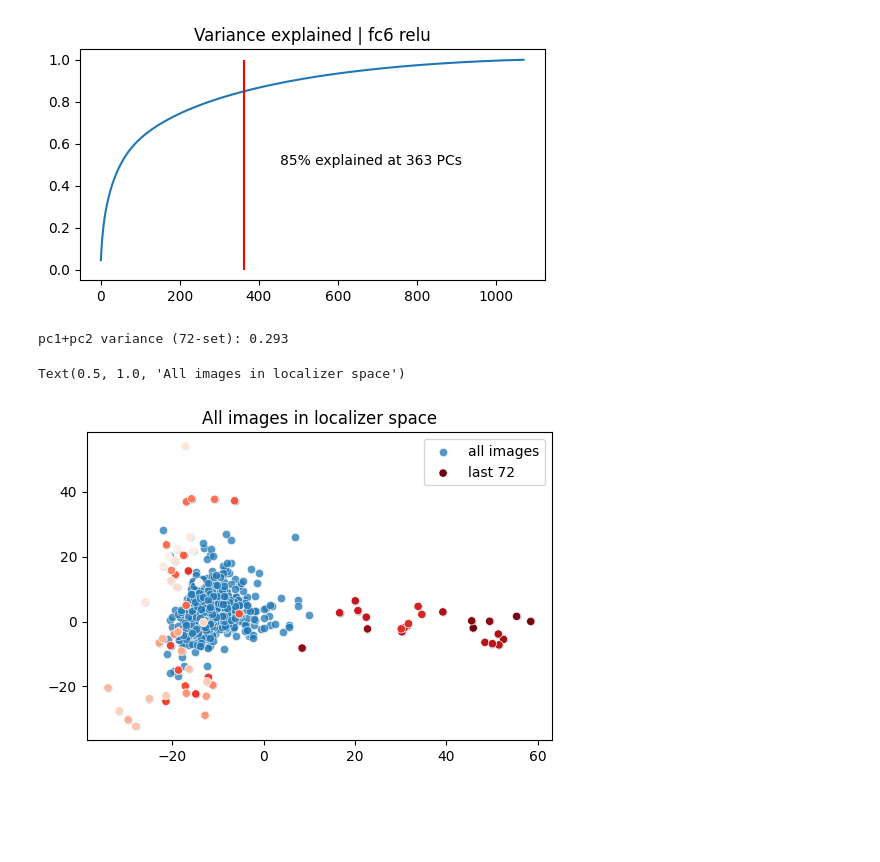
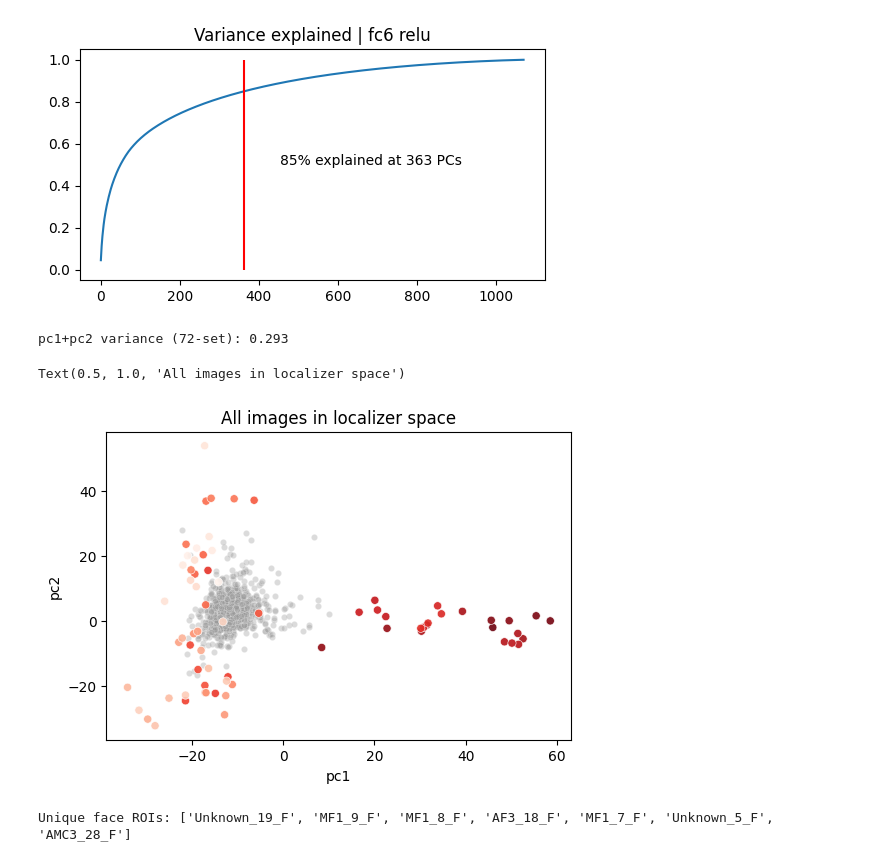
Before and after one commit to aimarvi/triplen, a Jupyter notebook: alexnet/pc_space.ipynb, the cells around one changed output. Cells and saved outputs as stored; diff of their text form; code cells hidden in the pictures; blank space fills up the shorter version.

```diff
--- a/alexnet/pc_space.ipynb
+++ b/alexnet/pc_space.ipynb
@@ -88,35 +92,76 @@ variance explained by first 2 pcs:  0.083
 # fc6: torch tensor [1072, 4096], post-relu
 X = fc6['linear']
 
-# z-score the data (based on all images)
+##### z-score the data (based on all images)
 mu = X.mean(axis=0, keepdims=True)          # per-unit mean
 sd = X.std(axis=0, keepdims=True, ddof=1)   # per-unit std (unbiased)
 
 Xz = (X - mu) / (sd + 1e-8)
 
 # split
 X72 = Xz[1000:]          # basis-defining set
 Xall = Xz              # everything to project
 
 # fit pca on last 72 only
 pca = PCA(n_components=2, svd_solver='full')
 pca.fit(X72)
 
 # project all images into that space
 Zall = pca.transform(Xall)    # [1072, 2]
 Z72  = Zall[1000:]              # same points, highlighted
 
+######### move to dataframe for plotting
+# assume Zall is [1072, 2]
+n = Zall.shape[0]
+idx = np.arange(n)
+is_localizer = idx >= 1000
+
+Zdf = pd.DataFrame({
+    'pc1': Zall[:, 0],
+    'pc2': Zall[:, 1],
+    'is_localizer': is_localizer,
+    'localizer_rank': np.where(is_localizer, idx - 1000, np.nan),  # 0..71 for last 72
+})
+
 print(f'pc1+pc2 variance (72-set): {pca.explained_variance_ratio_.sum():.3f}')
 
 # plot
 fig,ax = plt.subplots(1,1, figsize=(6,4))
-
 customp = sns.color_palette('Reds_r', len(Z72))
 
-sns.scatterplot(x=Zall[:, 0], y=Zall[:, 1], alpha=0.75,  label='all images')
-sns.scatterplot(x=Z72[:, 0], y=Z72[:, 1], color=customp, label='last 72')
+# background: all non-localizer images
+sns.scatterplot(
+    data=Zdf[~Zdf['is_localizer']],
+    x='pc1', y='pc2',
+    color='0.6', alpha=0.35, s=20,
+    ax=ax, legend=False
+)
+
+# foreground: last 72 with gradient by rank
+sns.scatterplot(
+    data=Zdf[Zdf['is_localizer']],
+    x='pc1', y='pc2',
+    hue='localizer_rank',
+    palette=customp,
+    alpha=0.9, s=35,
+    ax=ax
+)
+ax.legend().remove()
 ax.set_title('All images in localizer space')
 # %% [output]
 pc1+pc2 variance (72-set): 0.293
 Text(0.5, 1.0, 'All images in localizer space')
-[figure, old version]
+[figure, new version]
+# %%
+DATA_DIR = '../../datasets/NNN/'
+dat = pd.read_pickle(os.path.join(DATA_DIR, ('face_roi_data.pkl')))
+print(f'Unique face ROIs: {list(dat['roi'].unique())}')
+ROI_LIST = dat['roi'].unique()
+
+all_ks = {}
+for _r in ['face', 'body', 'object']:
+    subdir = os.path.join(DATA_DIR, f'{_r}_mins.pkl')
+    df = pd.read_pickle(subdir)
+    all_ks.update(df)
+# %% [output]
+Unique face ROIs: ['Unknown_19_F', 'MF1_9_F', 'MF1_8_F', 'AF3_18_F', 'MF1_7_F', 'Unknown_5_F', 'AMC3_28_F']
```
Also changed, not shown: parts of 3 cells of this notebook, 3 other files.
